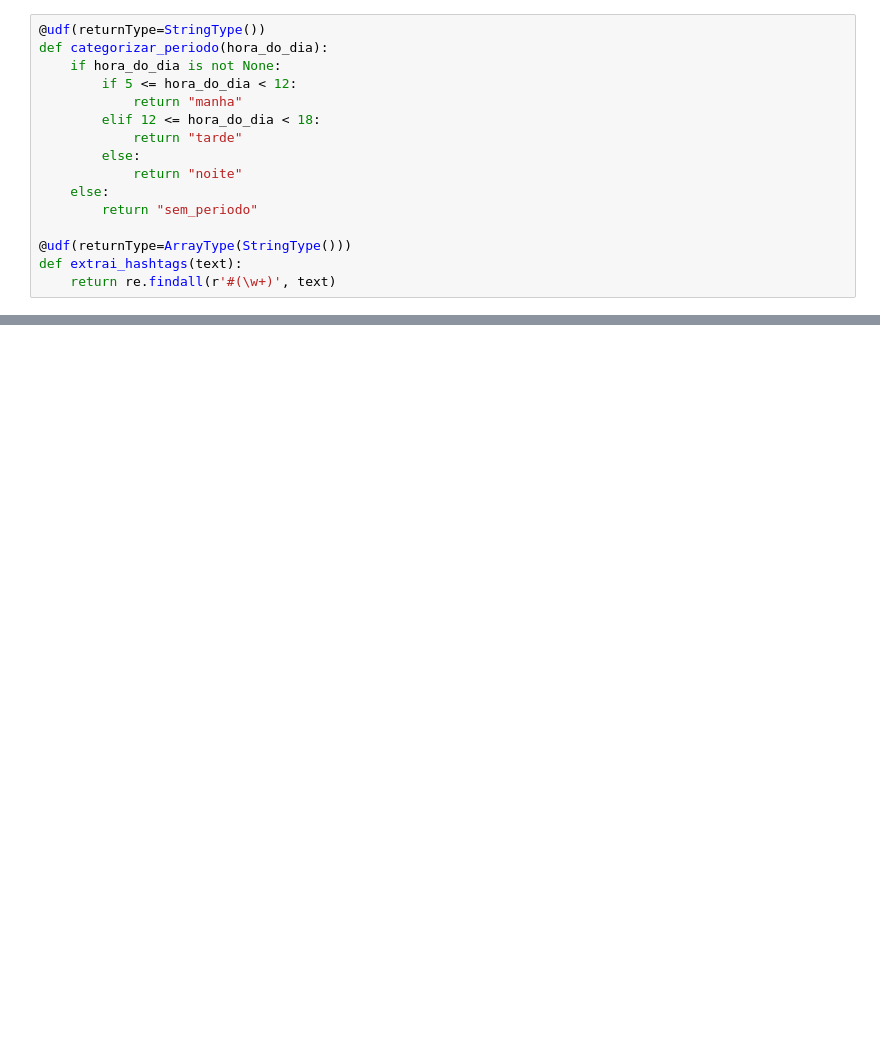
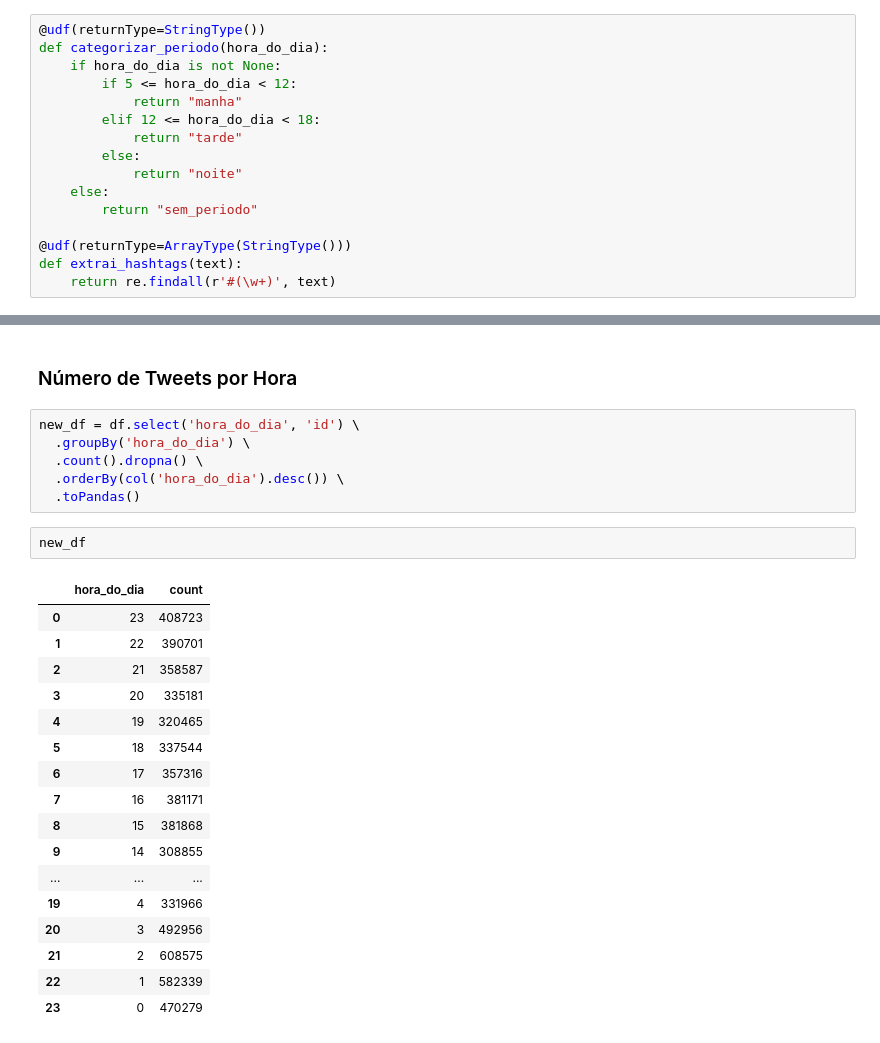
Before and after one commit to thomz2/big-data-spark, a Jupyter notebook: analysis/election_campaign/hashtags_and_tweets.ipynb, the cells around one changed output, grey strips where cells are left out. Cells and saved outputs as stored; diff of their text form; blank space fills up the shorter version.

```diff
--- a/analysis/election_campaign/hashtags_and_tweets.ipynb
+++ b/analysis/election_campaign/hashtags_and_tweets.ipynb
@@ -208,0 +216,28 @@ for i, periodo in enumerate(periodos):
+# %% [markdown]
+### Número de Tweets por Hora
+# %%
+new_df = df.select('hora_do_dia', 'id') \
+  .groupBy('hora_do_dia') \
+  .count().dropna() \
+  .orderBy(col('hora_do_dia').desc()) \
+  .toPandas()
+# %%
+new_df
+# %% [output]
+|  | hora_do_dia | count |
+| 0 | 23 | 408723 |
+| 1 | 22 | 390701 |
+| 2 | 21 | 358587 |
+| 3 | 20 | 335181 |
+| 4 | 19 | 320465 |
+| 5 | 18 | 337544 |
+| 6 | 17 | 357316 |
+| 7 | 16 | 381171 |
+| 8 | 15 | 381868 |
+| 9 | 14 | 308855 |
+| ... | ... | ... |
+| 19 | 4 | 331966 |
+| 20 | 3 | 492956 |
+| 21 | 2 | 608575 |
+| 22 | 1 | 582339 |
+| 23 | 0 | 470279 |
```
Also changed, not shown: parts of 30 cells of this notebook, 1 other file.
